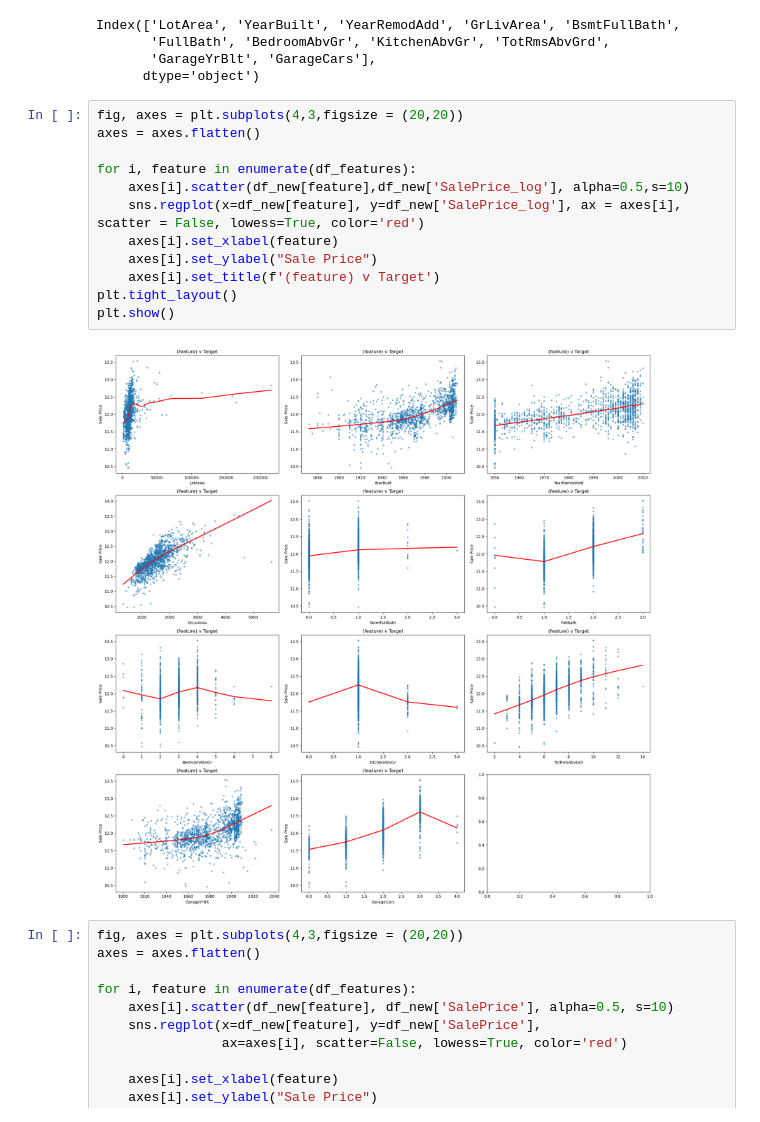
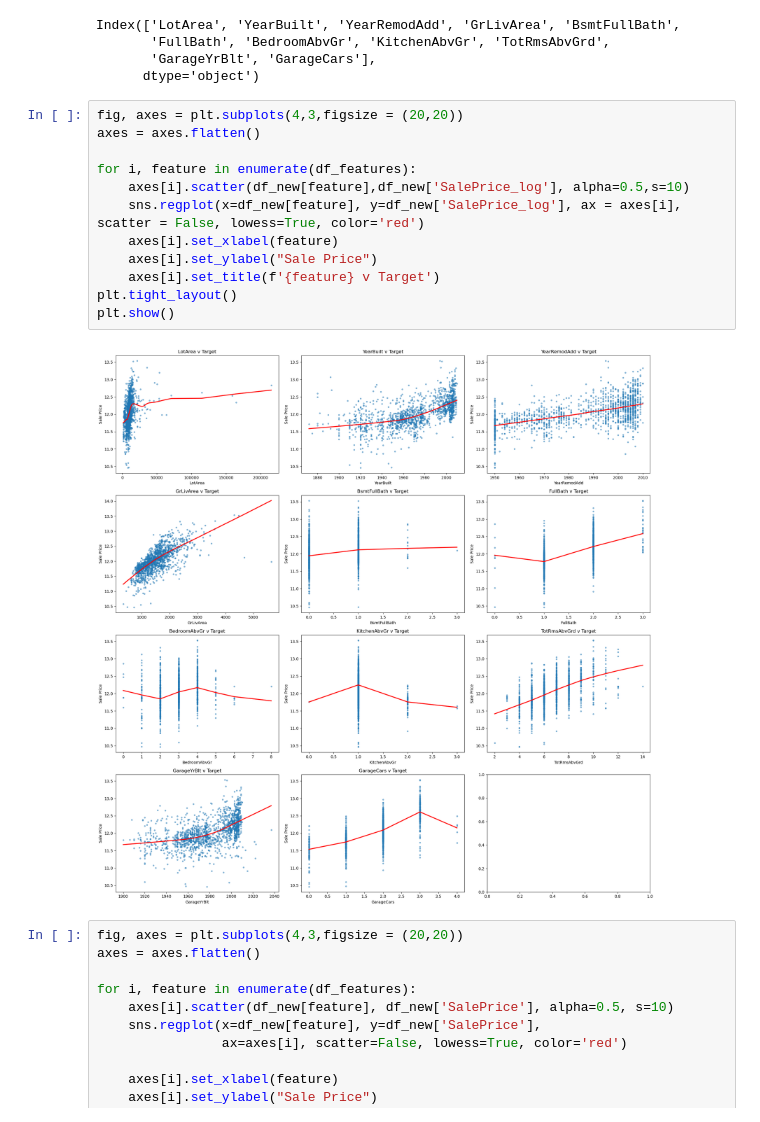
Before and after one commit to AyushHarduth123/Ayush-s-Projects, a Jupyter notebook: Ayushs Projects /Python/Jupyter Notebooks/Linear Regression and Metrics to Measure the Model/Linear regression explained analysis.ipynb, the cells around one changed output. Cells and saved outputs as stored; diff of their text form.

```diff
--- a/Ayushs Projects /Python/Jupyter Notebooks/Linear Regression and Metrics to Measure the Model/Linear regression explained analysis.ipynb
+++ b/Ayushs Projects /Python/Jupyter Notebooks/Linear Regression and Metrics to Measure the Model/Linear regression explained analysis.ipynb
@@ -193,17 +193,17 @@ Index(['LotArea', 'YearBuilt', 'YearRemodAdd', 'GrLivArea', 'BsmtFullBath',
 # %%
 fig, axes = plt.subplots(4,3,figsize = (20,20))
 axes = axes.flatten()
 
 for i, feature in enumerate(df_features):
     axes[i].scatter(df_new[feature],df_new['SalePrice_log'], alpha=0.5,s=10)
     sns.regplot(x=df_new[feature], y=df_new['SalePrice_log'], ax = axes[i], scatter = False, lowess=True, color='red')
     axes[i].set_xlabel(feature)
     axes[i].set_ylabel("Sale Price")
-    axes[i].set_title(f'(feature) v Target')
+    axes[i].set_title(f'{feature} v Target')
 plt.tight_layout()
 plt.show()
 # %% [output]
-[figure, old version]
+[figure, new version]
 # %%
 fig, axes = plt.subplots(4,3,figsize = (20,20))
 axes = axes.flatten()
```
Also changed, not shown: parts of 25 cells of this notebook, 4 other files.
